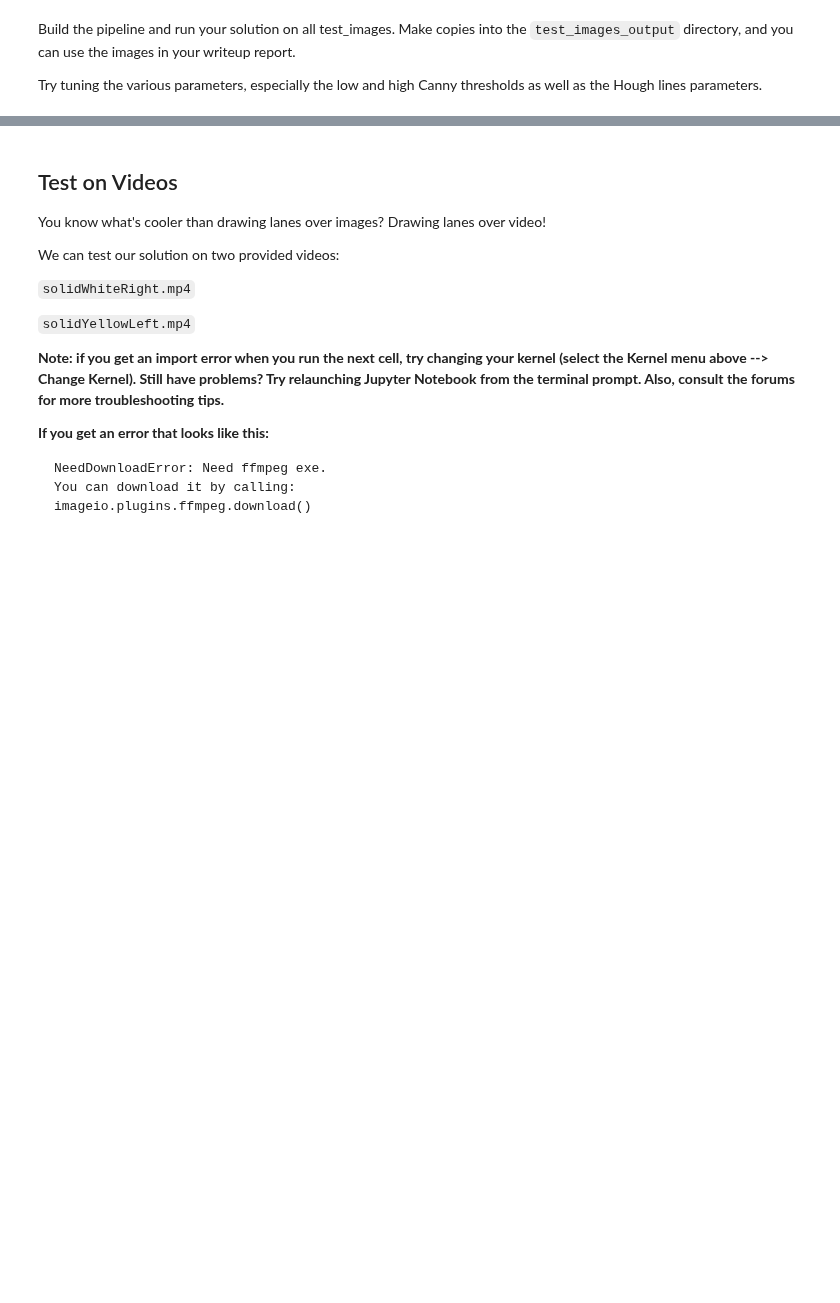
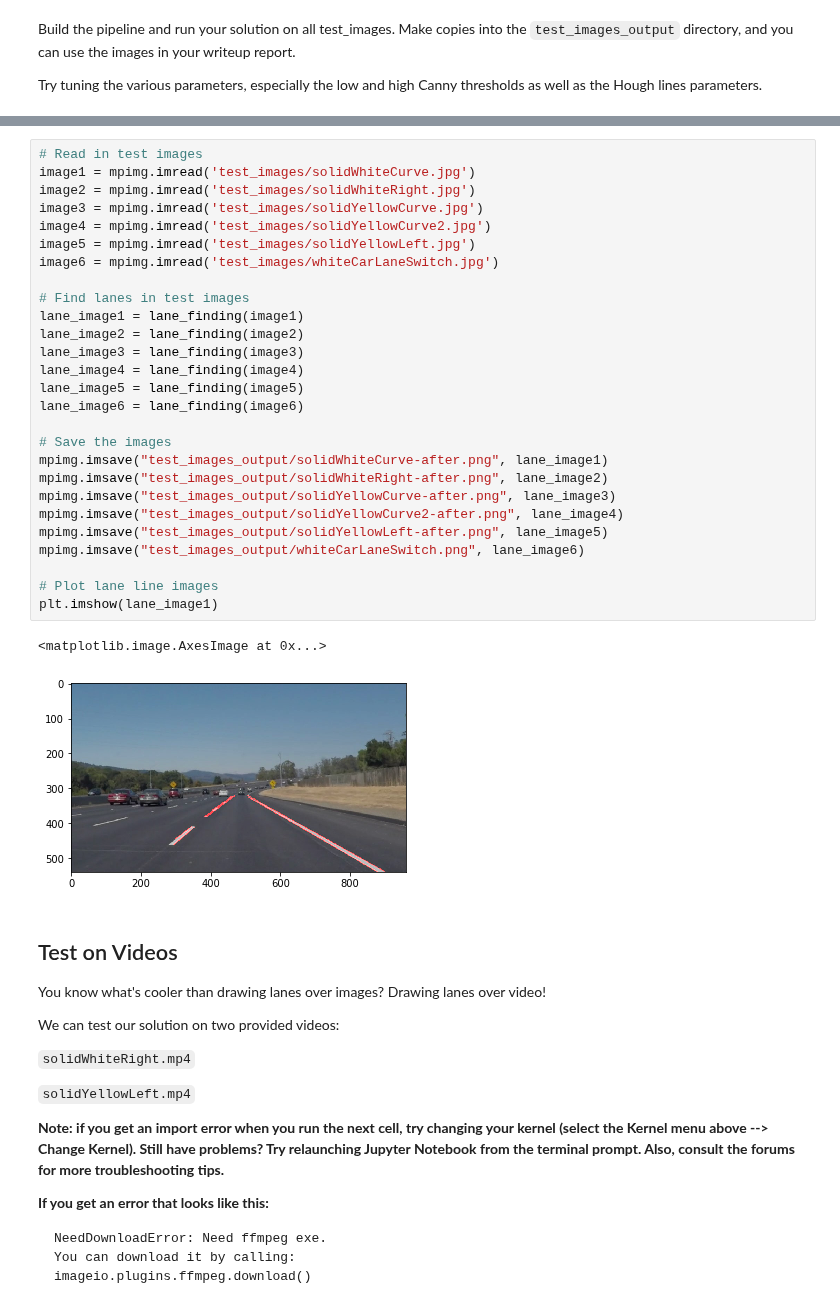
Before and after one commit to udacity/CarND-LaneLines-P1, a Jupyter notebook: P1.ipynb, the cells around one changed output, grey strips where cells are left out. Saved outputs shown, nothing was run; the diff lists cells and outputs as text; blank space fills up the shorter version.

```diff
--- a/P1.ipynb
+++ b/P1.ipynb
@@ -187,3 +276,33 @@ Try tuning the various parameters, especially the low and high Canny thresholds
+# %%
+# Read in test images
+image1 = mpimg.imread('test_images/solidWhiteCurve.jpg')
+image2 = mpimg.imread('test_images/solidWhiteRight.jpg')
+image3 = mpimg.imread('test_images/solidYellowCurve.jpg')
+image4 = mpimg.imread('test_images/solidYellowCurve2.jpg')
+image5 = mpimg.imread('test_images/solidYellowLeft.jpg')
+image6 = mpimg.imread('test_images/whiteCarLaneSwitch.jpg')
+
+# Find lanes in test images
+lane_image1 = lane_finding(image1)
+lane_image2 = lane_finding(image2)
+lane_image3 = lane_finding(image3)
+lane_image4 = lane_finding(image4)
+lane_image5 = lane_finding(image5)
+lane_image6 = lane_finding(image6)
+
+# Save the images
+mpimg.imsave("test_images_output/solidWhiteCurve-after.png", lane_image1)
+mpimg.imsave("test_images_output/solidWhiteRight-after.png", lane_image2)
+mpimg.imsave("test_images_output/solidYellowCurve-after.png", lane_image3)
+mpimg.imsave("test_images_output/solidYellowCurve2-after.png", lane_image4)
+mpimg.imsave("test_images_output/solidYellowLeft-after.png", lane_image5)
+mpimg.imsave("test_images_output/whiteCarLaneSwitch.png", lane_image6)
+
+# Plot lane line images
+plt.imshow(lane_image1)
+# %% [output]
+<matplotlib.image.AxesImage at 0x...>
+[figure, added]
 # %% [markdown]
 ## Test on Videos
 
```
Also changed, not shown: parts of 12 cells of this notebook, 16 other files.
